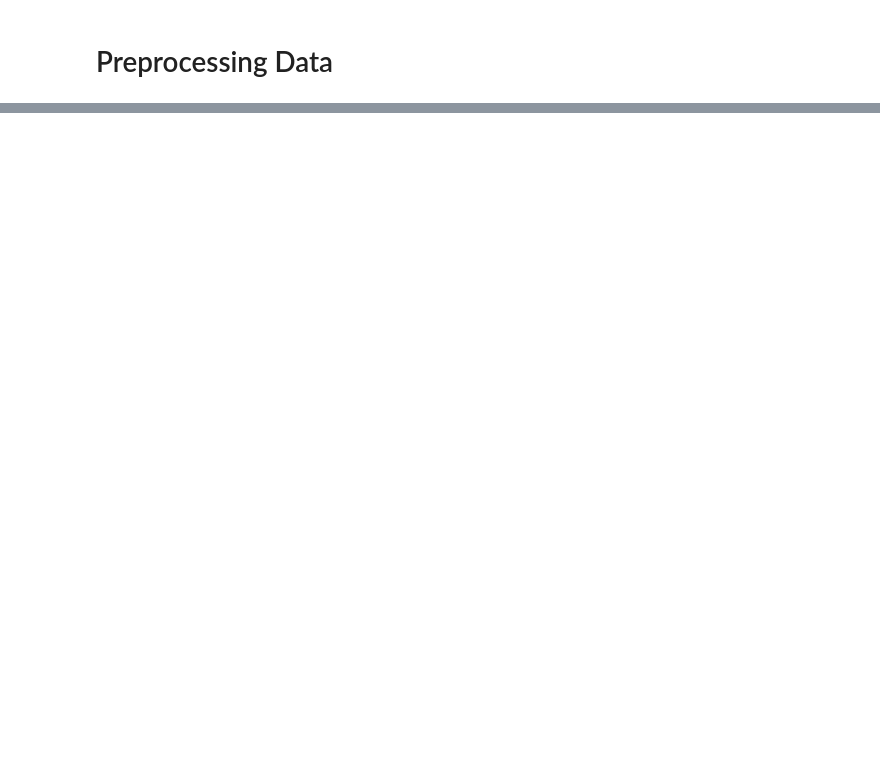
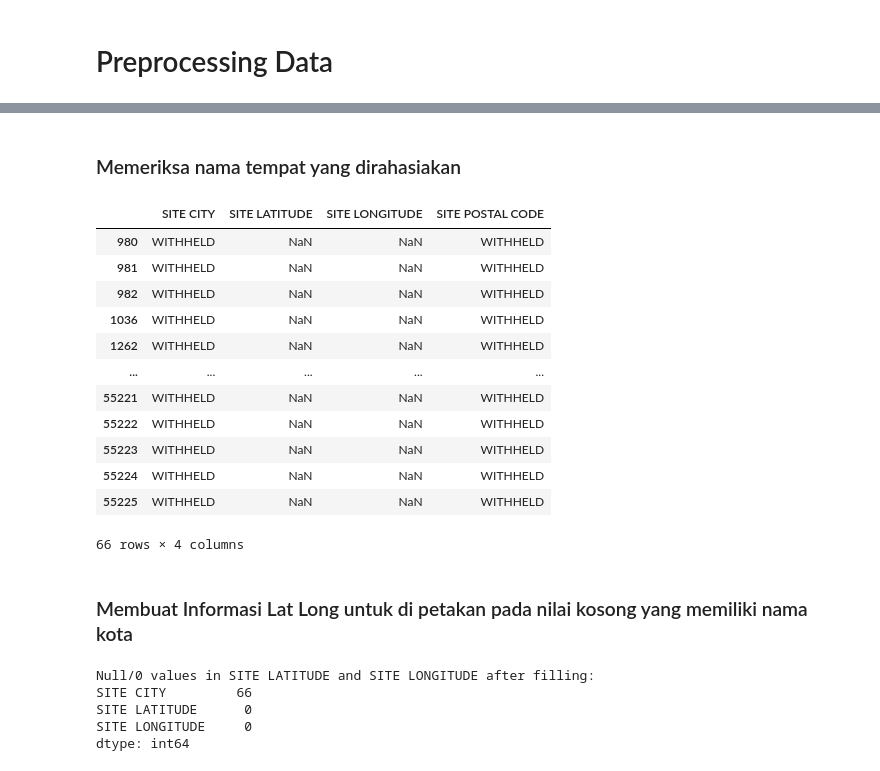
Before and after one commit to randy-ar/gcolab, a Jupyter notebook: Preprocessing_data_EPA_Chemical_Data_Reporting.ipynb, the cells around one changed output, grey strips where cells are left out. Saved outputs shown, nothing was run; the diff lists cells and outputs as text; code cells hidden in the pictures; blank space fills up the shorter version.

```diff
--- a/Preprocessing_data_EPA_Chemical_Data_Reporting.ipynb
+++ b/Preprocessing_data_EPA_Chemical_Data_Reporting.ipynb
@@ -85,0 +344,8 @@ memory usage: 32.9+ MB
+# %%
+# prompt: i want to delete row who has null chemical id or chemical name
+
+# Delete rows where 'CHEMICAL ID' or 'CHEMICAL NAME' is null
+df_consumer.dropna(subset=['CHEMICAL ID', 'CHEMICAL NAME'], inplace=True)
+
+# Check for null values after dropping
+df_consumer[['CHEMICAL ID', 'CHEMICAL NAME']].isnull().sum()
@@ -85,0 +380,7 @@ memory usage: 32.9+ MB
+# %%
+# prompt: i want to format SITE CITY, SITE COUNTY / PARISH, and  SITE STATE to uppercase
+
+df_consumer['SITE CITY'] = df_consumer['SITE CITY'].str.upper()
+df_consumer['SITE COUNTY / PARISH'] = df_consumer['SITE COUNTY / PARISH'].str.upper()
+df_consumer['SITE STATE'] = df_consumer['SITE STATE'].str.upper()
+df_consumer['SITE POSTAL CODE'] = df_consumer['SITE POSTAL CODE'].str.upper()
@@ -85,0 +437,5 @@ memory usage: 32.9+ MB
+# %%
+# prompt: i want to delete row where state is nan
+
+df_consumer.dropna(subset=['SITE STATE'], inplace=True)
+df_consumer.isnull().sum()
@@ -85,0 +461,22 @@ memory usage: 32.9+ MB
+# %% [markdown]
+### Memeriksa nama tempat yang dirahasiakan
+# %%
+# prompt: i want to know city name, lat, long, and postal code where state is WITHHELD
+
+df_consumer[df_consumer['SITE STATE'] == 'WITHHELD'][['SITE CITY', 'SITE LATITUDE', 'SITE LONGITUDE', 'SITE POSTAL CODE']]
+# %% [output]
+|  | SITE CITY | SITE LATITUDE | SITE LONGITUDE | SITE POSTAL CODE |
+| 980 | WITHHELD | NaN | NaN | WITHHELD |
+| 981 | WITHHELD | NaN | NaN | WITHHELD |
+| 982 | WITHHELD | NaN | NaN | WITHHELD |
+| 1036 | WITHHELD | NaN | NaN | WITHHELD |
+| 1262 | WITHHELD | NaN | NaN | WITHHELD |
+| ... | ... | ... | ... | ... |
+| 55221 | WITHHELD | NaN | NaN | WITHHELD |
+| 55222 | WITHHELD | NaN | NaN | WITHHELD |
+| 55223 | WITHHELD | NaN | NaN | WITHHELD |
+| 55224 | WITHHELD | NaN | NaN | WITHHELD |
+| 55225 | WITHHELD | NaN | NaN | WITHHELD |
+66 rows × 4 columns
+# %% [markdown]
+### Membuat Informasi Lat Long untuk di petakan pada nilai kosong yang memiliki nama kota
@@ -85,0 +604,25 @@ memory usage: 32.9+ MB
+# %%
+# prompt: I want to fill null or 0 value in SITE LATITUDE and SITE LONGITUDE with long_lat_missing_city
+
+import pandas as pd
+# Iterate through the DataFrame and fill null/0 values
+for index, row in df_consumer.iterrows():
+    if (pd.isnull(row['SITE LATITUDE']) or row['SITE LATITUDE'] == 0 or
+        pd.isnull(row['SITE LONGITUDE']) or row['SITE LONGITUDE'] == 0):
+        city = row['SITE CITY']
+        if city in long_lat_missing_city:
+            df_consumer.loc[index, 'SITE LATITUDE'] = long_lat_missing_city[city][0]
+            df_consumer.loc[index, 'SITE LONGITUDE'] = long_lat_missing_city[city][1]
+
+# Verify the changes
+print("\nNull/0 values in SITE LATITUDE and SITE LONGITUDE after filling:")
+print(df_consumer[(df_consumer['SITE LATITUDE'].isnull()) |
+                (df_consumer['SITE LATITUDE'] == 0) |
+                (df_consumer['SITE LONGITUDE'].isnull()) |
+                (df_consumer['SITE LONGITUDE'] == 0)][['SITE CITY', 'SITE LATITUDE', 'SITE LONGITUDE']].count())
+# %% [output]
+Null/0 values in SITE LATITUDE and SITE LONGITUDE after filling:
+SITE CITY         66
+SITE LATITUDE      0
+SITE LONGITUDE     0
+dtype: int64
```
Also changed, not shown: parts of 48 cells of this notebook.
